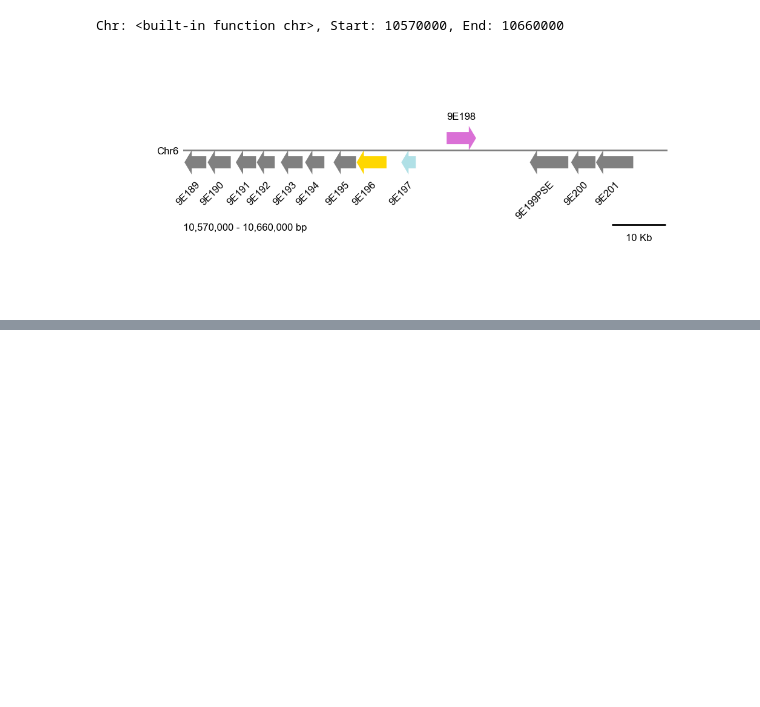
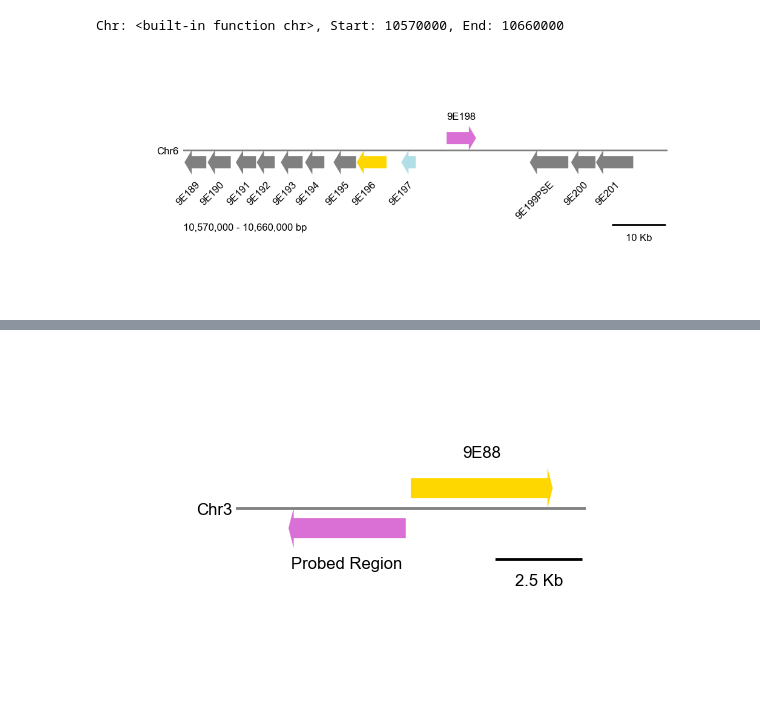
Before and after one commit to Social-Evolution-and-Behavior/Glotzer-Kronauer-2025, a Jupyter notebook: miscellaneous/plot_genome_region.ipynb, the cells around one changed output, grey strips where cells are left out. Saved outputs shown, nothing was run; the diff lists cells and outputs as text; code cells hidden in the pictures; blank space fills up the shorter version.

Commit message:
updated figures

```diff
--- a/miscellaneous/plot_genome_region.ipynb
+++ b/miscellaneous/plot_genome_region.ipynb
@@ -1369,0 +1377,97 @@ Chr: <built-in function chr>, Start: 10570000, End: 10660000
+# %%
+location="Chr3:3,982,000-3,992,000"
+chromosome=location.split(":")[0]
+start=int(location.split(":")[1].split("-")[0].replace(",",""))
+end=int(location.split(":")[1].split("-")[1].replace(",",""))
+print(f'Chr: {chr}, Start: {start}, End: {end}')
+
+genes_to_plot = []
+
+for gene in list(tr.genes.keys()):
+    gene_obj = tr.get_gene(gene)
+    if gene_obj.chromosome != chromosome:
+        continue
+    if len(gene_obj.transcripts) == 0:
+        continue
+    for transcript in gene_obj.transcripts:
+        if transcript.get_bounds()[0] > start and transcript.get_bounds()[1] < end:
+            genes_to_plot.append(gene)
+            break
+# Make a plot of lncRNAs in a particular TA
+
+gene_bounds = [tr.get_gene(gene).get_transcript_longest_cds().get_bounds() for gene in genes_to_plot]
+
+white_plotting()
+
+plt.rcParams['font.family'] = 'sans-serif'
+plt.rcParams['font.sans-serif'] = ['Arial']
+
+gv = GenomeViz(track_align_type="center", theme="light", fig_width=1.75, fig_track_height=0.4)
+gv.set_scale_bar(ymargin=0.1, labelsize=6)
+
+track = gv.add_feature_track(chromosome, segments = (int(start), int(end)), labelsize=6)
+#track.add_sublabel(size=6, ymargin=1)
+
+
+import re
+
+# Add gene models to plot
+for gene in genes_to_plot:
+    transcript = tr.get_gene(gene).get_transcript_longest_cds()
+    if "256" in gene:
+        continue
+    elif "9E88" in gene:
+        color = 'gold'
+        rotation = 0
+        label = re.sub(r'Or5-', '', gene)
+    else:
+        color = 'grey'
+        rotation = 0
+        label = gene
+
+    bounds = transcript.get_bounds()
+    strand = np.where(transcript.strand == '+', 1, -1)
+    vpos = "top" if strand == 1 else "bottom"
+    hpos = "center" if strand == 1 else "center"
+    if bounds[0] < start or bounds[1] > end:
+        continue
+    track.add_feature(
+        int(bounds[0]),
+        int(bounds[1]),
+        strand,
+        plotstyle='arrow',
+        fc=color,
+        ec='black',
+        lw=0,
+        arrow_shaft_ratio = 0.5,
+        label=label,
+        text_kws={'color': 'black',
+                  'rotation': rotation,
+                  'vpos': vpos,
+                  'hpos': hpos,
+                  'size':6}
+    )
+
+# Chr12:8737905-8745171
+track.add_feature(int(3983506),
+                  int(3986858),
+                  strand=-1,
+                  plotstyle='arrow',
+                  fc='orchid',
+                  lw=0,
+                  ec='black',
+                  label='Probed Region',
+                  text_kws={'color': 'black',
+                            'rotation': 0,
+                            'vpos': 'bottom',
+                            'hpos': 'center',
+                            'size':6
+                            }
+)
+
+fig = gv.plotfig(dpi=200)
+
+gv.savefig(f"../figures/lncrna-9e88-locus.pdf", pad_inches=0, dpi=200)
+
+plt.show()
+# %% [output]
@@ -1369,0 +1475 @@ Chr: <built-in function chr>, Start: 10570000, End: 10660000
+[figure, added]
```
Also changed, not shown: parts of 6 cells of this notebook, 19 other files.
